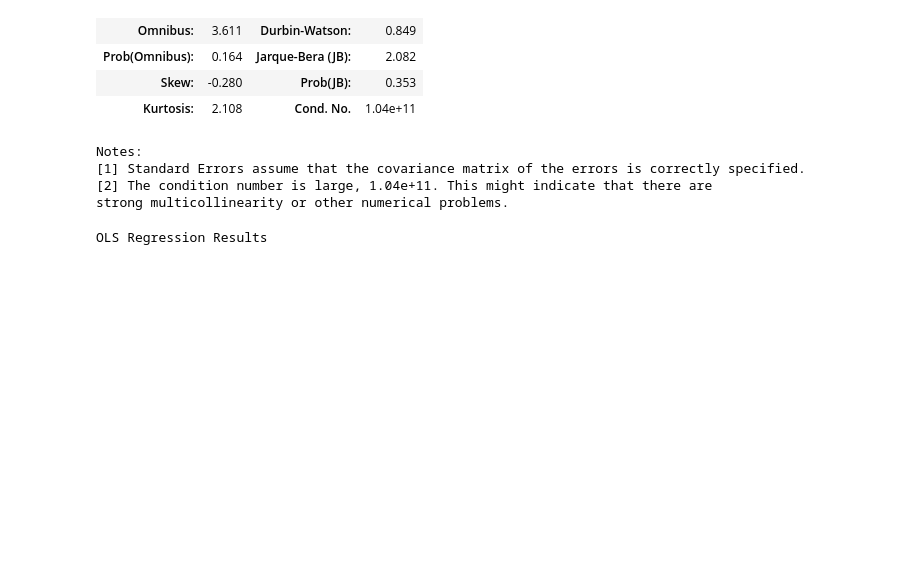
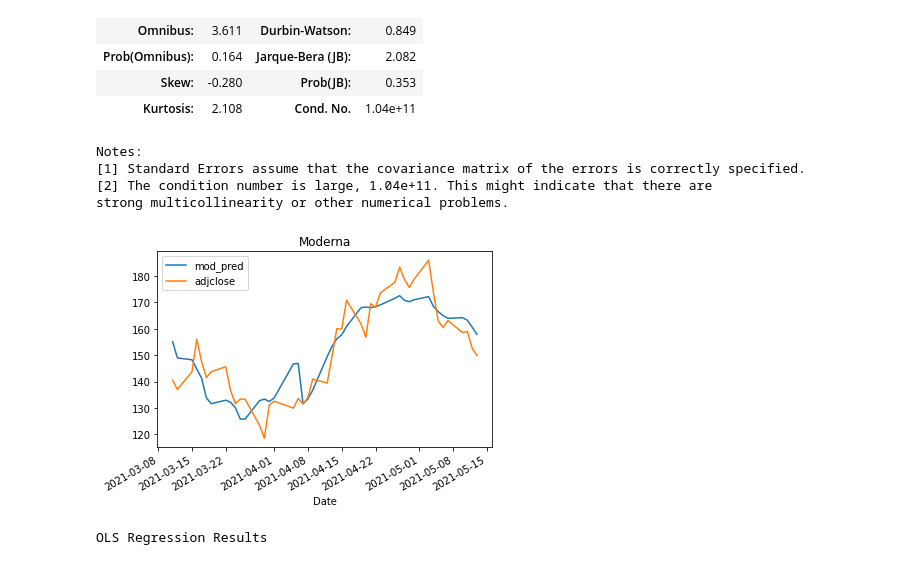
Before and after one commit to juno-yuu/COVID-Vaccine-and-Biotech-industry, a Jupyter notebook: Final_Project_Clean.ipynb, the cells around one changed output. Cells and saved outputs as stored; diff of their text form; code cells hidden in the pictures; blank space fills up the shorter version.

```diff
--- a/Final_Project_Clean.ipynb
+++ b/Final_Project_Clean.ipynb
@@ -565,6 +565,13 @@ Notes:
 [1] Standard Errors assume that the covariance matrix of the errors is correctly specified.
 [2] The condition number is large, 1.04e+11. This might indicate that there are
 strong multicollinearity or other numerical problems.
+# %%
+mod_pred = res_mod_partial.predict(MOD_partial[['cases_confirm', 'cases_death', 'total_vaccinations_manu', 'predicted_p1']])
+MOD_partial['mod_pred'] = mod_pred
+_ = MOD_partial.plot(y = ['mod_pred', 'adjclose'])
+_ = plt.title('Moderna')
+# %% [output]
+[figure, added]
 # %%
 res_jj = sm.ols(formula = 'adjclose ~ cases_confirm + cases_death\
  + total_vaccinations_manu + predicted_p1', data = JJ).fit()
```
Also changed, not shown: parts of 2 cells of this notebook.
